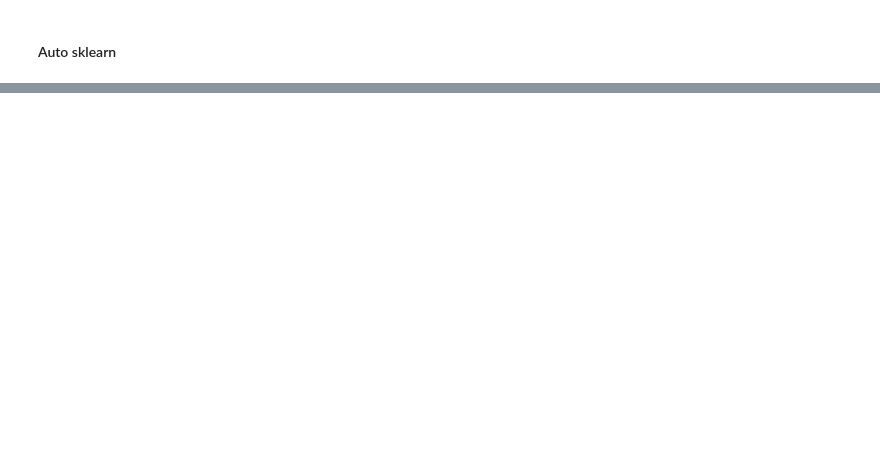
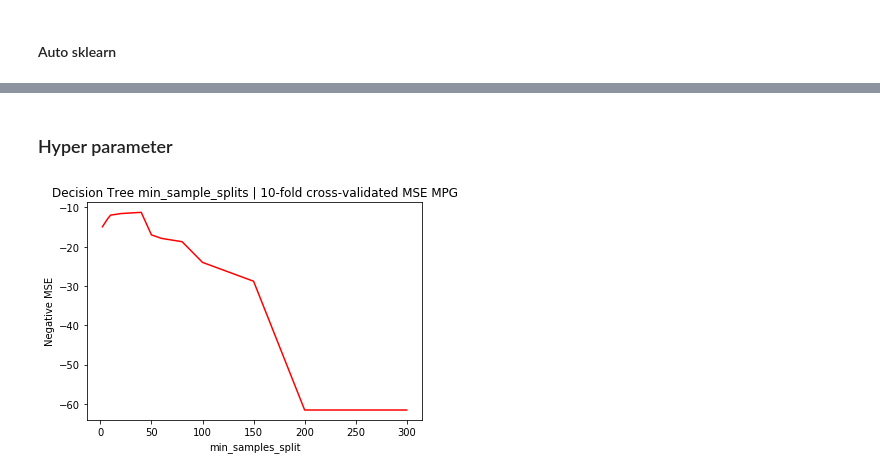
Before and after one commit to freecraver/ML-fun, a Jupyter notebook: mpg/mpg.ipynb, the cells around one changed output, grey strips where cells are left out. Drawn from its saved outputs; the diff is of its cells as text; code cells hidden in the pictures; blank space fills up the shorter version.

Commit message:
mpg hypertuning

```diff
--- a/mpg/mpg.ipynb
+++ b/mpg/mpg.ipynb
@@ -183,15 +194,20 @@ from sklearn.preprocessing import StandardScaler
 from sklearn import linear_model
 from sklearn import tree
 from sklearn.ensemble import RandomForestRegressor, AdaBoostRegressor
+from sklearn.cross_decomposition import PLSRegression
+from pandas import Series
 
 df_vars_all = df_vars
 
-scaler = StandardScaler()
-df_vars_all = scaler.fit_transform(df_vars_all)
+#scaler = StandardScaler()
+#df_vars_all = scaler.fit_transform(df_vars_all)
 
-#reg = tree.DecisionTreeRegressor(min_samples_split=10)
-reg = RandomForestRegressor(n_estimators=100)
+#reg = tree.DecisionTreeRegressor(min_samples_split=40)
+#reg = linear_model.ElasticNet(alpha=0.0001,max_iter=10000)
+#reg = RandomForestRegressor(n_estimators=100)
 #reg = linear_model.Ridge()
+#reg = linear_model.LinearRegression()
+reg = PLSRegression(n_components=8)
 scores = cross_validate(reg, df_vars, df_class, cv=10, scoring='neg_mean_squared_error')
 scores
 # %% [output]
@@ -375,19 +537,20 @@ X = df_train.loc[:, df_train.columns != 'mpg']
 y = df_train['mpg']
 
 #Classifiers to be tested
-names = ["Linear", "Ridge",
+names = ["Linear", #"Ridge",
          "Elastic Net", "PLS",
-        "Decision Tree", #"Random Forest",
-        "AdaBoost"]
+        "Decision Tree"#, "Random Forest",
+        #"AdaBoost"
+        ]
 
 classifiers = [
     linear_model.LinearRegression(),
-    linear_model.Ridge(),
+    #linear_model.Ridge(),
     linear_model.ElasticNet(),
     PLSRegression(),
-    tree.DecisionTreeRegressor(min_samples_split=20),
+    tree.DecisionTreeRegressor(min_samples_split=20)#,
     #RandomForestRegressor(n_estimators=100),
-    AdaBoostRegressor()
+    #AdaBoostRegressor()
 ]
 cl_scores = {}
 for name in names:
@@ -468,0 +612,22 @@ Using a non-tuple sequence for multidimensional indexing is deprecated; use `arr
+# %% [markdown]
+### Hyper parameter
+# %%
+min_samples_splits = [2,7,10,20,40,50,60,80,90,100,150,200,300]
+scoring = {'mse': 'neg_mean_squared_error'}
+results = []
+X = df_train.loc[:, df_train.columns != 'mpg']
+X = X.loc[:,X.columns!='id']
+y = df_train['mpg']
+for min_samples_split in min_samples_splits:
+    clf = tree.DecisionTreeRegressor(min_samples_split=min_samples_split)
+    scores = cross_validate(clf, X, y, cv=10, scoring=scoring, return_train_score=True)
+    results.append(scores['test_mse'].mean())
+
+plt.plot(min_samples_splits, results, "r", label="Test Accuracy")
+plt.ylabel("Negative MSE")
+plt.xlabel("min_samples_split")
+plt.title("Decision Tree min_sample_splits | 10-fold cross-validated MSE MPG")
+plt.savefig('mpg_dt_hypertuning.png')
+plt.show()
+# %% [output]
+[figure, added]
```
Also changed, not shown: parts of 22 cells of this notebook, 1 other file.
